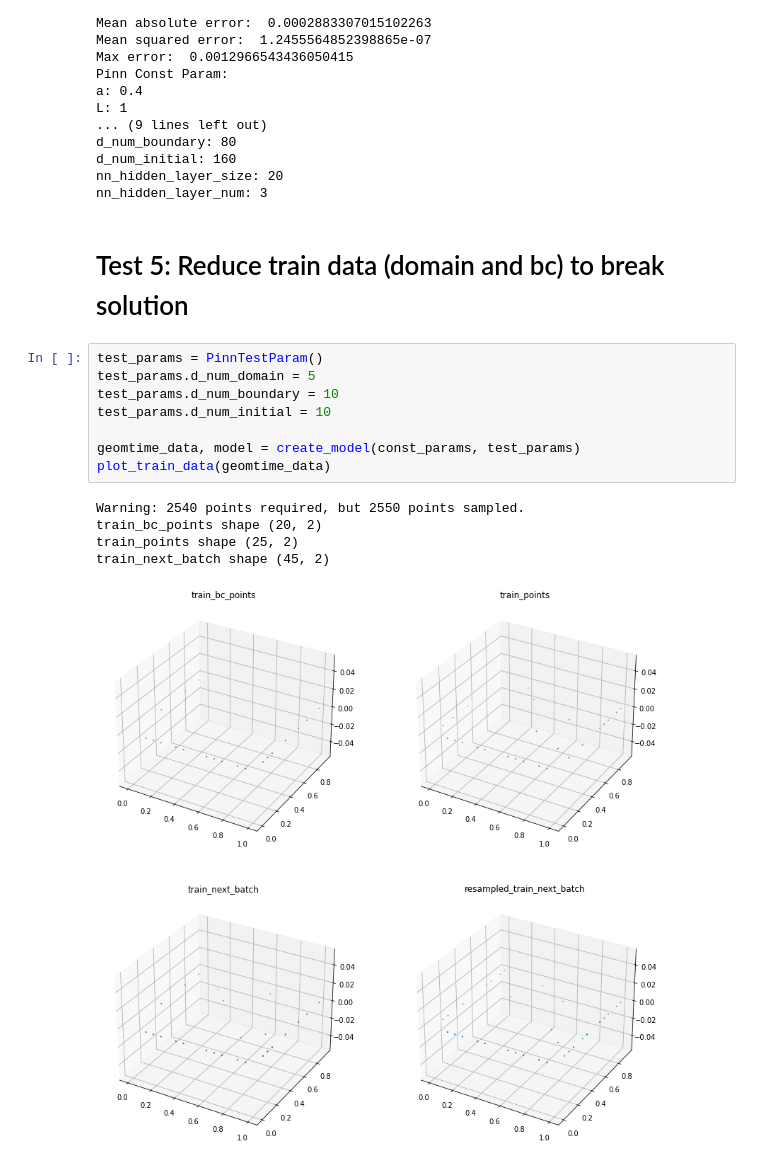
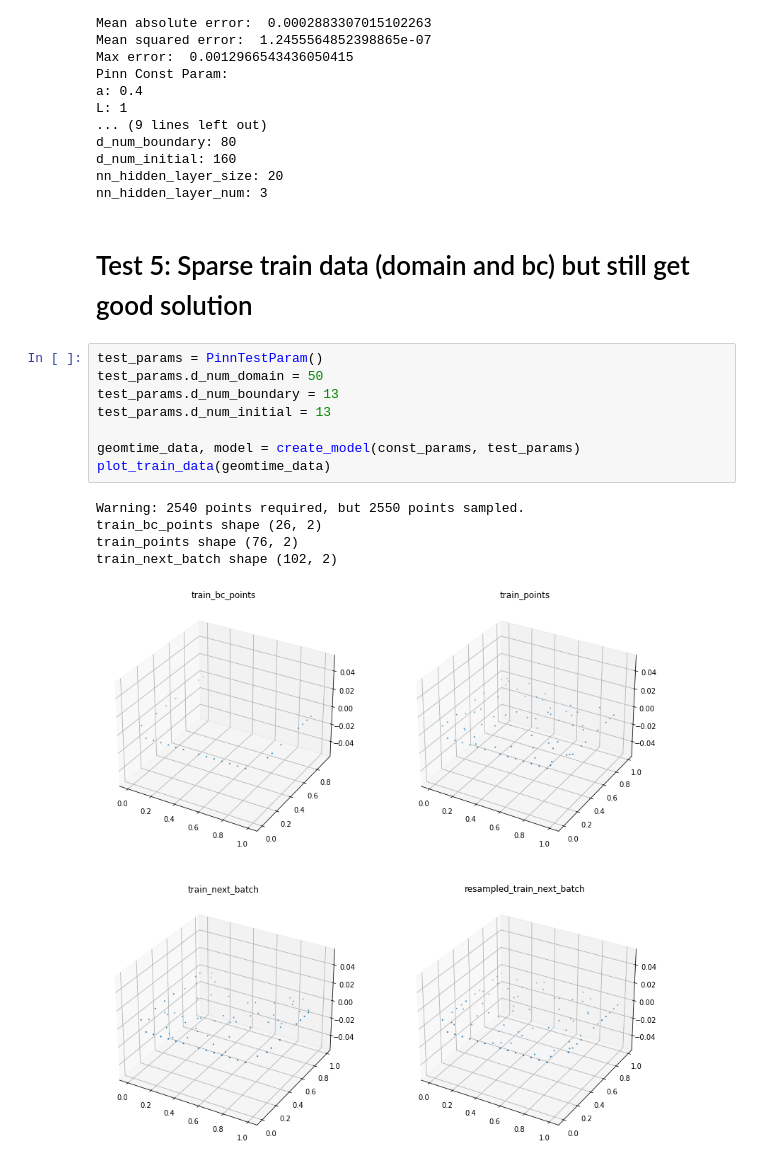
Before and after one commit to ykhas/2515_proj, a Jupyter notebook: heat_pinn_experiment.ipynb, the cells around one changed output. Cells and saved outputs as stored; diff of their text form.

Commit message:
Update test 5 to give sparse good solution

```diff
--- a/heat_pinn_experiment.ipynb
+++ b/heat_pinn_experiment.ipynb
@@ -284,21 +284,21 @@ d_num_initial: 160
 nn_hidden_layer_size: 20
 nn_hidden_layer_num: 3
 # %% [markdown]
-# Test 5: Reduce train data (domain and bc) to break solution
+# Test 5: Sparse train data (domain and bc) but still get good solution
 # %%
 test_params = PinnTestParam()
-test_params.d_num_domain = 5
-test_params.d_num_boundary = 10
-test_params.d_num_initial = 10
+test_params.d_num_domain = 50
+test_params.d_num_boundary = 13
+test_params.d_num_initial = 13
 
 geomtime_data, model = create_model(const_params, test_params)
 plot_train_data(geomtime_data)
 # %% [output]
 Warning: 2540 points required, but 2550 points sampled.
-train_bc_points shape (20, 2)
-train_points shape (25, 2)
-train_next_batch shape (45, 2)
+train_bc_points shape (26, 2)
+train_points shape (76, 2)
+train_next_batch shape (102, 2)
-[figure, old version]
+[figure, new version]
 # %%
 # Train model and output results
 losshistory, train_state = train_model(model)
```
Also changed, not shown: parts of 2 cells of this notebook.
